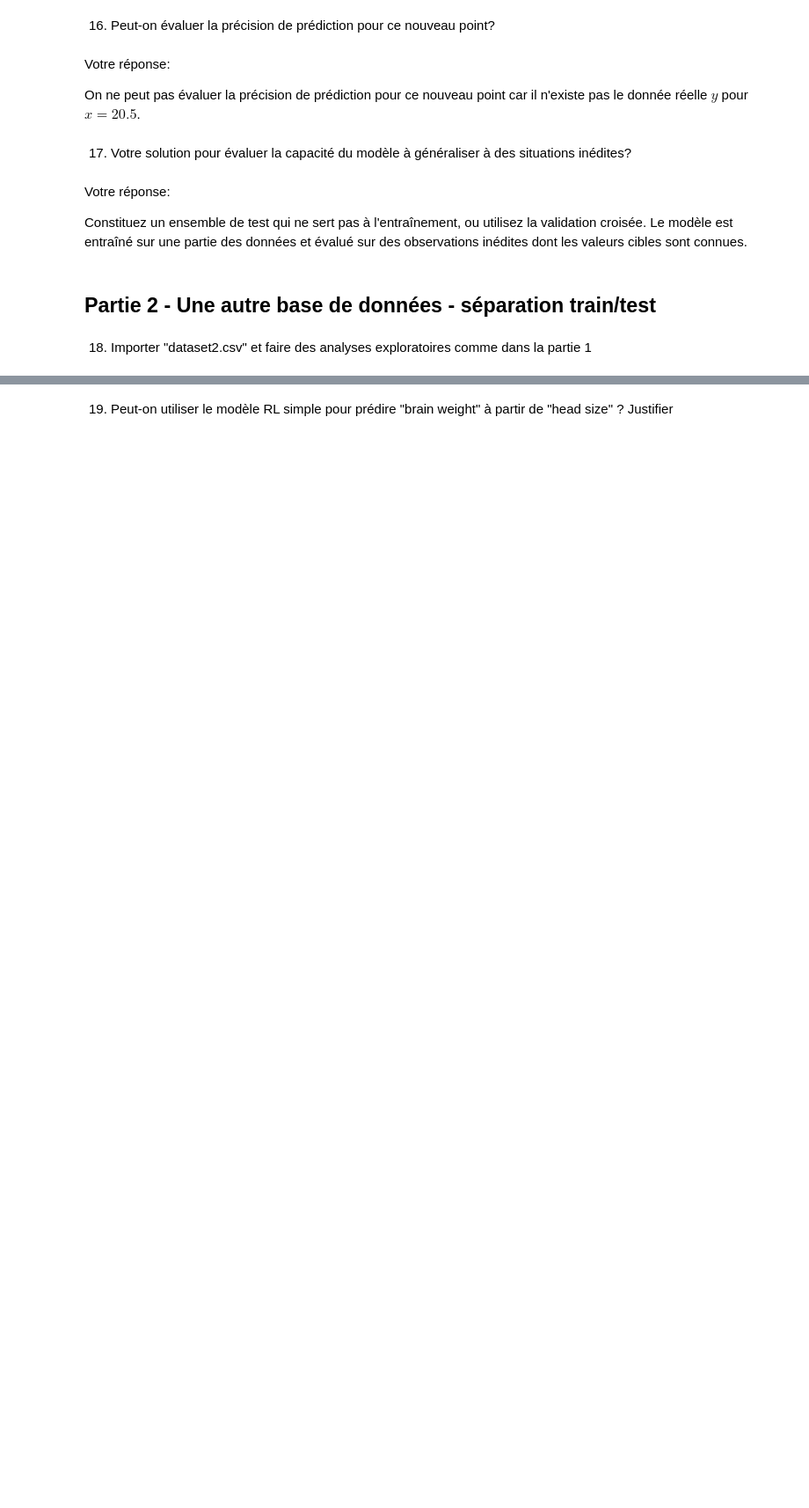
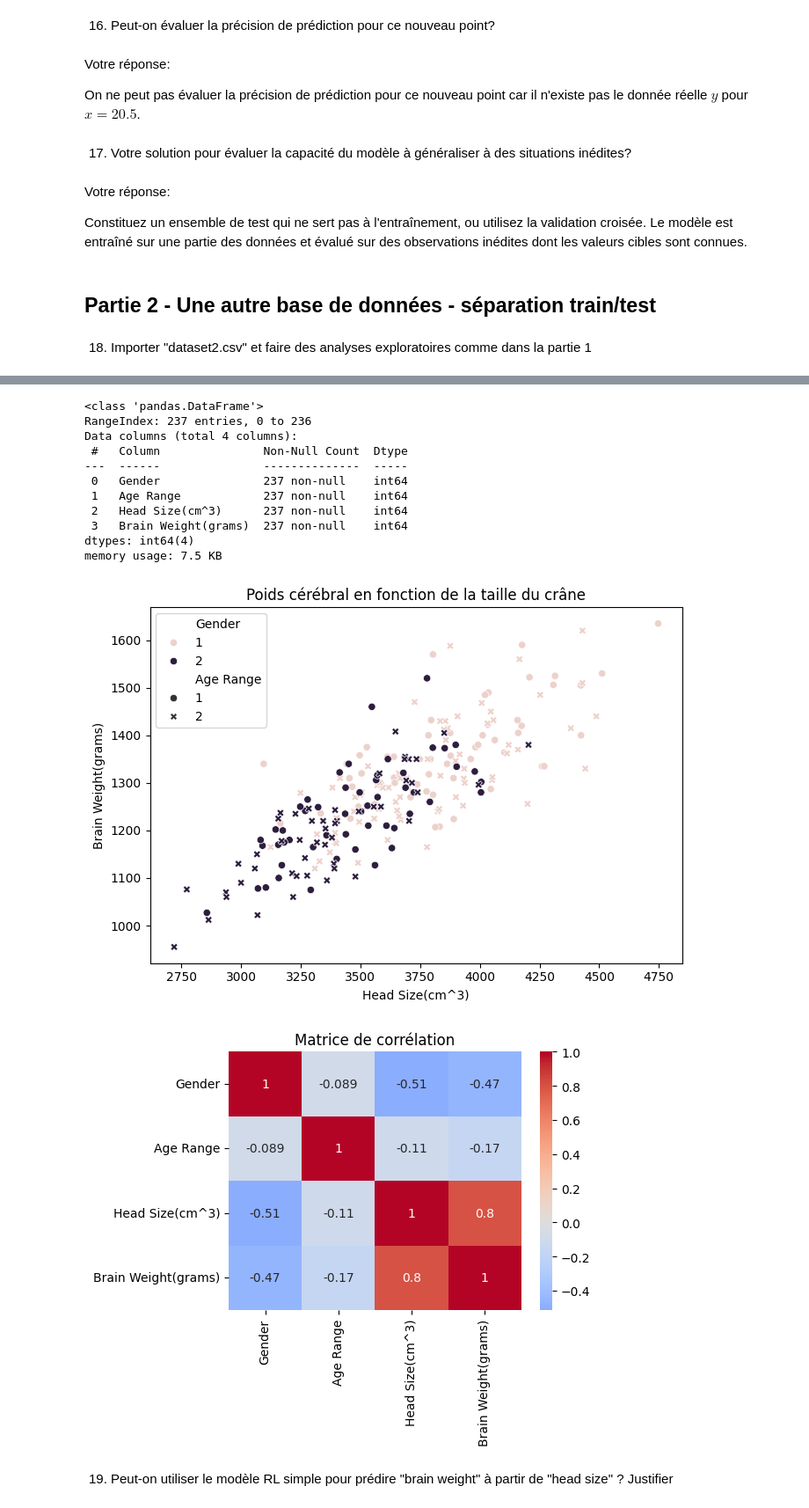
Before and after one commit to baunilhamarga/ei-climat, a Jupyter notebook: support-files/Etudes_EI_ST4/etude1_RLsimple/Etude1_RLsimple.ipynb, the cells around one changed output, grey strips where cells are left out. Shown at 88% size. Saved outputs shown, nothing was run; the diff lists cells and outputs as text; code cells hidden in the pictures; blank space fills up the shorter version.

```diff
--- a/support-files/Etudes_EI_ST4/etude1_RLsimple/Etude1_RLsimple.ipynb
+++ b/support-files/Etudes_EI_ST4/etude1_RLsimple/Etude1_RLsimple.ipynb
@@ -301,0 +300,18 @@ Constituez un ensemble de test qui ne sert pas à l'entraînement, ou utilisez l
+# %%
+df = pd.read_csv('dataset2.csv')
+display(df.head())
+df.info()
+df.describe()
+
+fig, ax = plt.subplots(figsize=(7, 5))
+sns.scatterplot(data=df, x="Head Size(cm^3)", y="Brain Weight(grams)", hue="Gender", style="Age Range", ax=ax)
+ax.set_title("Poids cérébral en fonction de la taille du crâne")
+fig.tight_layout()
+plt.show()
+
+fig, ax = plt.subplots(figsize=(6, 5))
+sns.heatmap(df.corr(numeric_only=True), annot=True, cmap="coolwarm", center=0, ax=ax)
+ax.set_title("Matrice de corrélation")
+fig.tight_layout()
+plt.show()
+# %% [output]
@@ -302,2 +324,15 @@ Constituez un ensemble de test qui ne sert pas à l'entraînement, ou utilisez l
+<class 'pandas.DataFrame'>
+RangeIndex: 237 entries, 0 to 236
+Data columns (total 4 columns):
+ #   Column               Non-Null Count  Dtype
+---  ------               --------------  -----
+ 0   Gender               237 non-null    int64
+ 1   Age Range            237 non-null    int64
+ 2   Head Size(cm^3)      237 non-null    int64
+ 3   Brain Weight(grams)  237 non-null    int64
+dtypes: int64(4)
+memory usage: 7.5 KB
+[figure, added]
+[figure, added]
 # %% [markdown]
 19. Peut-on utiliser le modèle RL simple pour prédire "brain weight" à partir de "head size" ? Justifier
```
Also changed, not shown: parts of 10 cells of this notebook.
